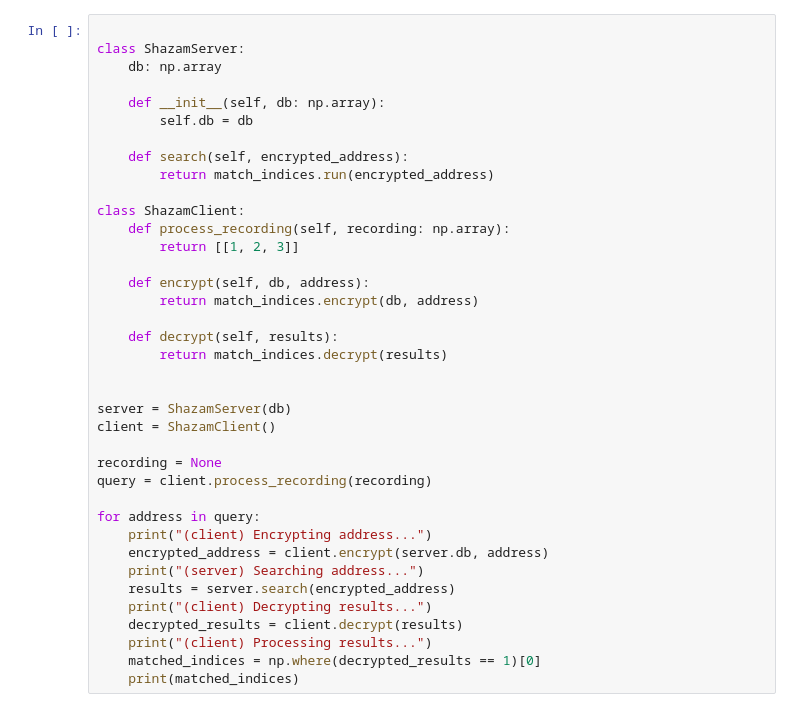
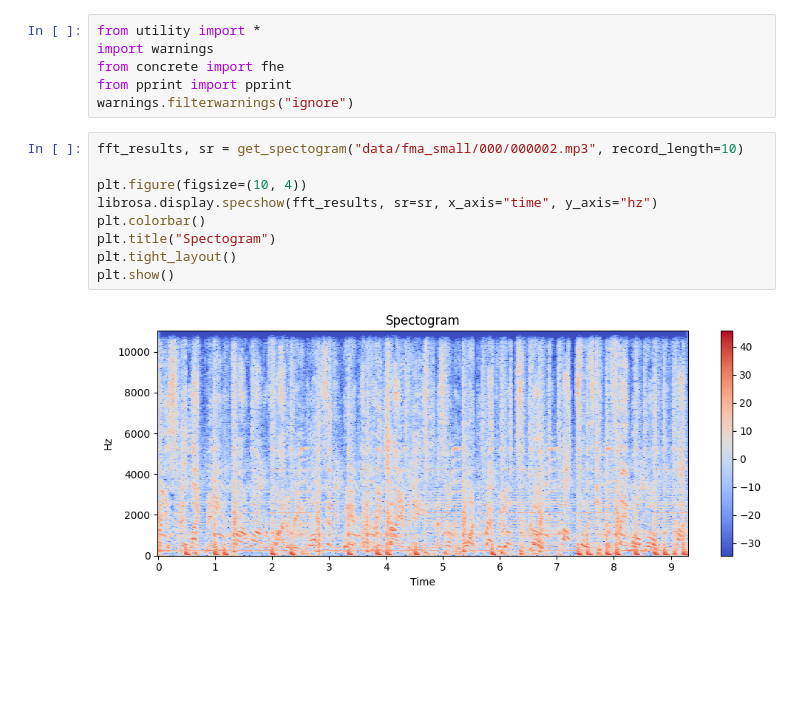
Before and after one commit to GoktugEk/encrypted-shazam, a Jupyter notebook: main.ipynb, the cells around one changed output. Cells and saved outputs as stored; diff of their text form; blank space fills up the shorter version.

```diff
--- a/main.ipynb
+++ b/main.ipynb
@@ -821,38 +1,17 @@ print(
-# %%
-
-class ShazamServer:
-    db: np.array
-
-    def __init__(self, db: np.array):
-        self.db = db
-
-    def search(self, encrypted_address):
-        return match_indices.run(encrypted_address)
-
-class ShazamClient:
-    def process_recording(self, recording: np.array):
-        return [[1, 2, 3]]
-
-    def encrypt(self, db, address):
-        return match_indices.encrypt(db, address)
-
-    def decrypt(self, results):
-        return match_indices.decrypt(results)
-
-
-server = ShazamServer(db)
-client = ShazamClient()
-
-recording = None
-query = client.process_recording(recording)
-
-for address in query:
-    print("(client) Encrypting address...")
-    encrypted_address = client.encrypt(server.db, address)
-    print("(server) Searching address...")
-    results = server.search(encrypted_address)
-    print("(client) Decrypting results...")
-    decrypted_results = client.decrypt(results)
-    print("(client) Processing results...")
-    matched_indices = np.where(decrypted_results == 1)[0]
-    print(matched_indices)
+# %%
+from utility import *
+import warnings
+from concrete import fhe
+from pprint import pprint
+warnings.filterwarnings("ignore")
+# %%
+fft_results, sr = get_spectogram("data/fma_small/000/000002.mp3", record_length=10)
+
+plt.figure(figsize=(10, 4))
+librosa.display.specshow(fft_results, sr=sr, x_axis="time", y_axis="hz")
+plt.colorbar()
+plt.title("Spectogram")
+plt.tight_layout()
+plt.show()
+# %% [output]
+[figure, added]
```
Also changed, not shown: parts of 33 cells of this notebook, 1 other file.
